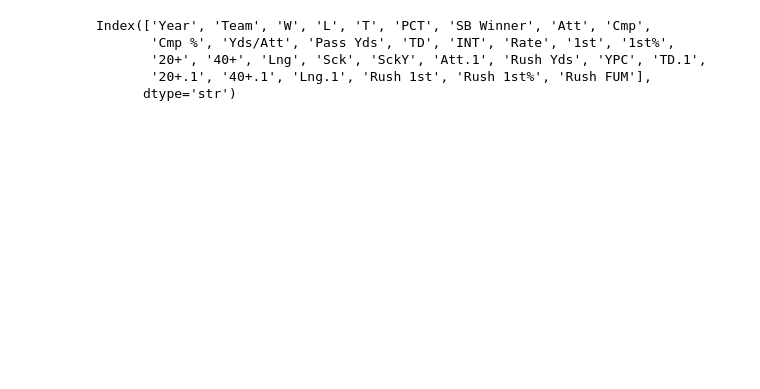
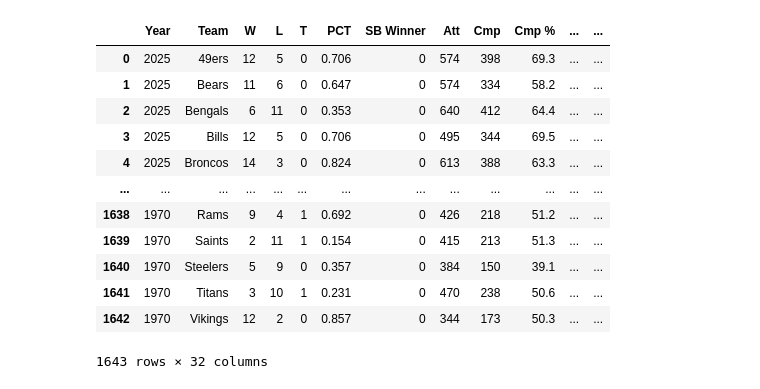
Before and after one commit to andrewtsteves/Championship-Predictor, a Jupyter notebook: Plots.ipynb, the cells around one changed output. Cells and saved outputs as stored; diff of their text form; code cells hidden in the pictures; blank space fills up the shorter version.

```diff
--- a/Plots.ipynb
+++ b/Plots.ipynb
@@ -8,13 +5,22 @@ import Stat_record_dependecies as srd
 # %%
 offense = srd.offensive_data
 defense = srd.defensive_data
 offense.columns
+offense
 # %% [output]
+|  | Year | Team | W | L | T | PCT | SB Winner | Att | Cmp | Cmp % | ... | ... |
+| 0 | 2025 | 49ers | 12 | 5 | 0 | 0.706 | 0 | 574 | 398 | 69.3 | ... | ... |
+| 1 | 2025 | Bears | 11 | 6 | 0 | 0.647 | 0 | 574 | 334 | 58.2 | ... | ... |
+| 2 | 2025 | Bengals | 6 | 11 | 0 | 0.353 | 0 | 640 | 412 | 64.4 | ... | ... |
+| 3 | 2025 | Bills | 12 | 5 | 0 | 0.706 | 0 | 495 | 344 | 69.5 | ... | ... |
+| 4 | 2025 | Broncos | 14 | 3 | 0 | 0.824 | 0 | 613 | 388 | 63.3 | ... | ... |
+| ... | ... | ... | ... | ... | ... | ... | ... | ... | ... | ... | ... | ... |
+| 1638 | 1970 | Rams | 9 | 4 | 1 | 0.692 | 0 | 426 | 218 | 51.2 | ... | ... |
+| 1639 | 1970 | Saints | 2 | 11 | 1 | 0.154 | 0 | 415 | 213 | 51.3 | ... | ... |
+| 1640 | 1970 | Steelers | 5 | 9 | 0 | 0.357 | 0 | 384 | 150 | 39.1 | ... | ... |
+| 1641 | 1970 | Titans | 3 | 10 | 1 | 0.231 | 0 | 470 | 238 | 50.6 | ... | ... |
+| 1642 | 1970 | Vikings | 12 | 2 | 0 | 0.857 | 0 | 344 | 173 | 50.3 | ... | ... |
-Index(['Year', 'Team', 'W', 'L', 'T', 'PCT', 'SB Winner', 'Att', 'Cmp',
-       'Cmp %', 'Yds/Att', 'Pass Yds', 'TD', 'INT', 'Rate', '1st', '1st%',
-       '20+', '40+', 'Lng', 'Sck', 'SckY', 'Att.1', 'Rush Yds', 'YPC', 'TD.1',
-       '20+.1', '40+.1', 'Lng.1', 'Rush 1st', 'Rush 1st%', 'Rush FUM'],
-      dtype='str')
+1643 rows × 32 columns
 # %%
 o_pass_yards = srd.stats(offense, 'W', 'Pass Yds')
 d_pass_yards = srd.stats(defense, 'W', 'Yds')
```
Also changed, not shown: parts of 15 cells of this notebook, 5 other files.
